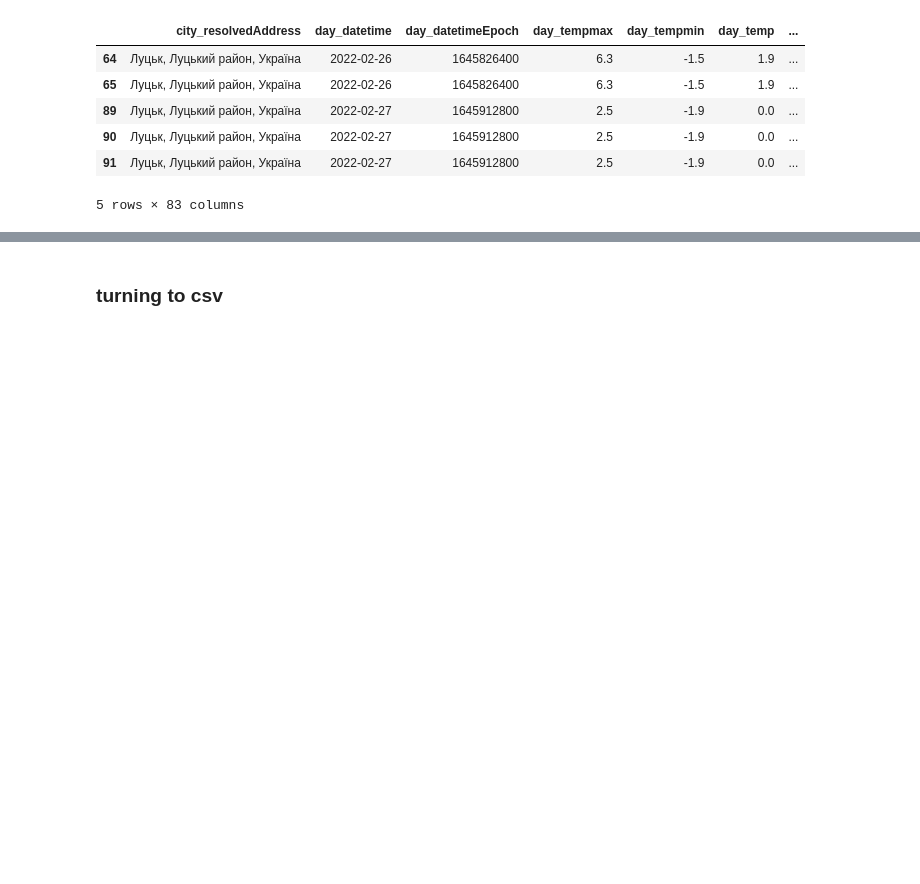
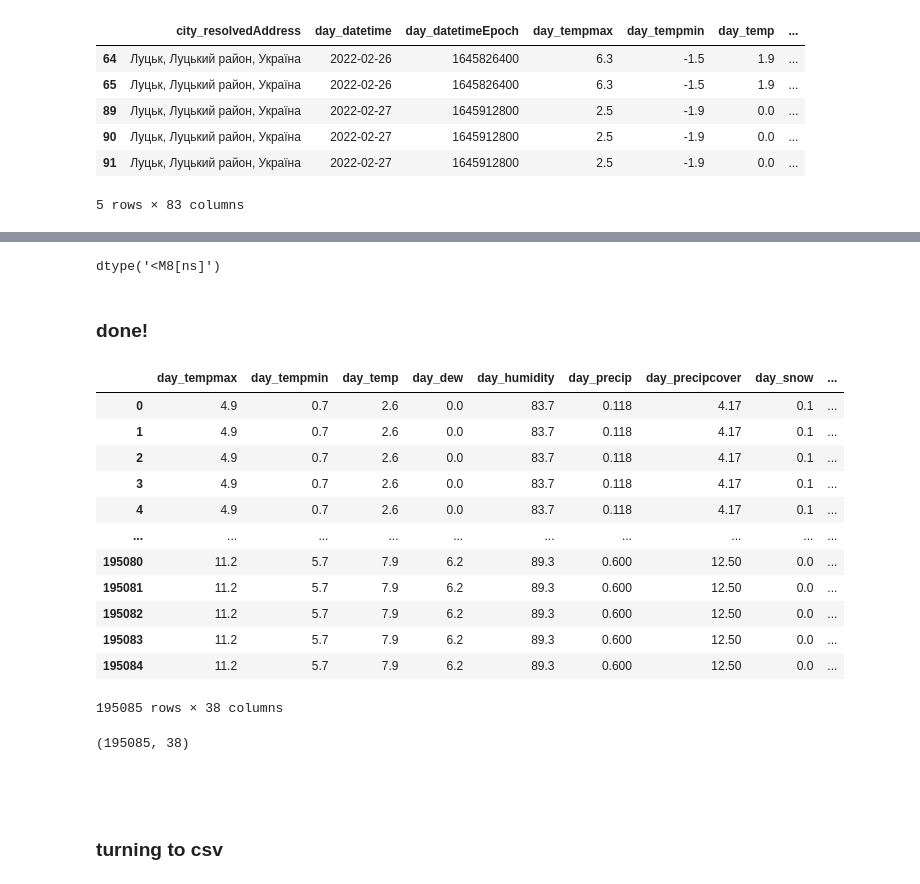
Before and after one commit to texasiaa/Homework-2, a Jupyter notebook: main_dataset.ipynb, the cells around one changed output, grey strips where cells are left out. Drawn from its saved outputs; the diff is of its cells as text; code cells hidden in the pictures; blank space fills up the shorter version.

```diff
--- a/main_dataset.ipynb
+++ b/main_dataset.ipynb
@@ -197,0 +352,2 @@ alarms_weather[alarms_weather['alarm_hourEpoch']>0].head(5)
+# %%
+main_dataset = main_dataset.drop(weather_info, axis=1)
@@ -198,2 +368,42 @@ alarms_weather[alarms_weather['alarm_hourEpoch']>0].head(5)
+# %%
+main_dataset['hour_datetime'] = main_dataset['hour_datetime'].astype(str)
+main_dataset['day_datetime'] = main_dataset['day_datetime'].astype(str)
+main_dataset['datetime_combined'] = main_dataset['day_datetime'] + ' ' + main_dataset['hour_datetime']
+main_dataset['datetime_combined'] = pd.to_datetime(main_dataset['datetime_combined'], format='%Y-%m-%d %H:%M:%S')
+# %%
+to_drop = [
+    'hour_datetime',
+    'day_datetime'
+]
+# %%
+main_dataset['datetime_combined'].dtype
+# %% [output]
+dtype('<M8[ns]')
+# %%
+main_dataset = main_dataset.drop(to_drop, axis=1)
+# %% [markdown]
+### done!
+# %%
+main_dataset
+# %% [output]
+|  | day_tempmax | day_tempmin | day_temp | day_dew | day_humidity | day_precip | day_precipcover | day_snow | ... |
+| 0 | 4.9 | 0.7 | 2.6 | 0.0 | 83.7 | 0.118 | 4.17 | 0.1 | ... |
+| 1 | 4.9 | 0.7 | 2.6 | 0.0 | 83.7 | 0.118 | 4.17 | 0.1 | ... |
+| 2 | 4.9 | 0.7 | 2.6 | 0.0 | 83.7 | 0.118 | 4.17 | 0.1 | ... |
+| 3 | 4.9 | 0.7 | 2.6 | 0.0 | 83.7 | 0.118 | 4.17 | 0.1 | ... |
+| 4 | 4.9 | 0.7 | 2.6 | 0.0 | 83.7 | 0.118 | 4.17 | 0.1 | ... |
+| ... | ... | ... | ... | ... | ... | ... | ... | ... | ... |
+| 195080 | 11.2 | 5.7 | 7.9 | 6.2 | 89.3 | 0.600 | 12.50 | 0.0 | ... |
+| 195081 | 11.2 | 5.7 | 7.9 | 6.2 | 89.3 | 0.600 | 12.50 | 0.0 | ... |
+| 195082 | 11.2 | 5.7 | 7.9 | 6.2 | 89.3 | 0.600 | 12.50 | 0.0 | ... |
+| 195083 | 11.2 | 5.7 | 7.9 | 6.2 | 89.3 | 0.600 | 12.50 | 0.0 | ... |
+| 195084 | 11.2 | 5.7 | 7.9 | 6.2 | 89.3 | 0.600 | 12.50 | 0.0 | ... |
+195085 rows × 38 columns
+# %%
+main_dataset.shape
+# %% [output]
+(195085, 38)
+# %% [markdown]
+#
 # %% [markdown]
 ### turning to csv
@@ -202,2 +409,0 @@ alarms_weather.to_csv('alarms_weather.csv')
-# %% [markdown]
-#
```
Also changed, not shown: parts of 26 cells of this notebook.
